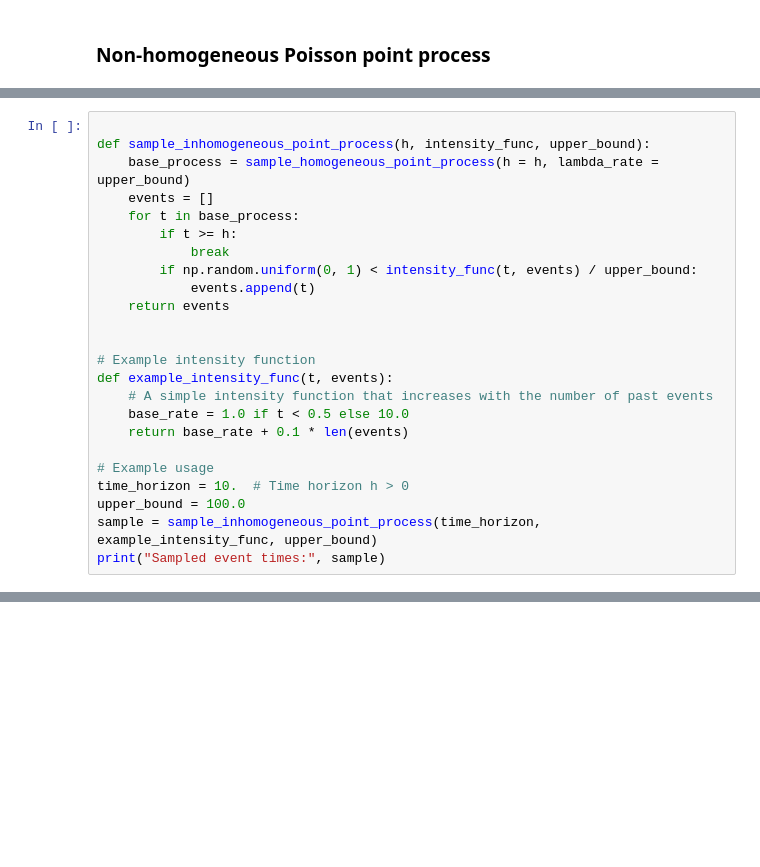
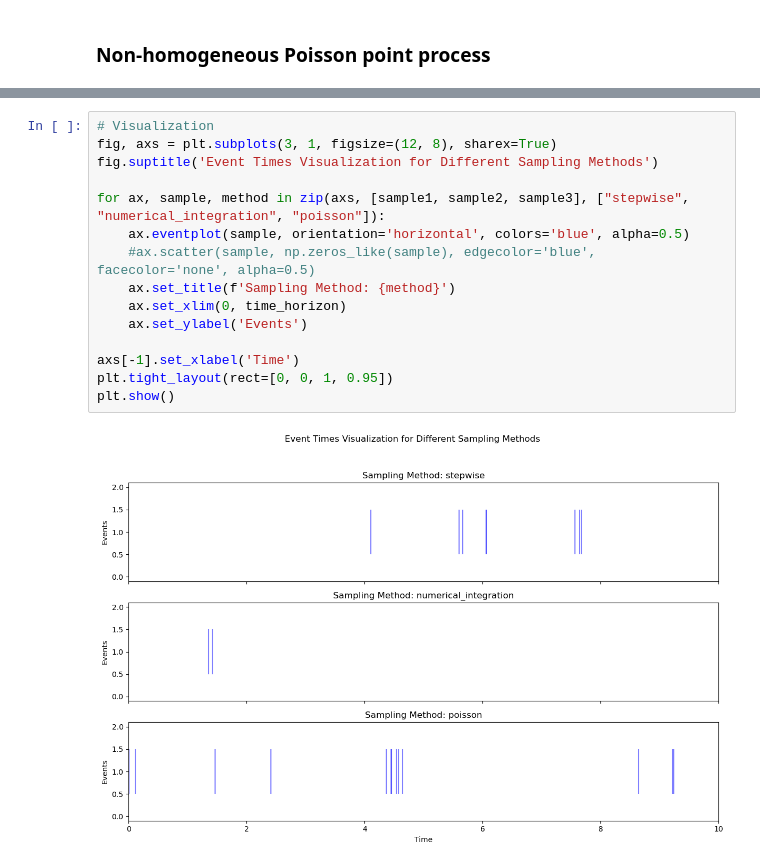
Before and after one commit to gerritgr/SpatioTemporal, a Jupyter notebook: Spatio_temporal_events_lecture.ipynb, the cells around one changed output, grey strips where cells are left out. Saved outputs shown, nothing was run; the diff lists cells and outputs as text; blank space fills up the shorter version.

Commit message:
simulation methods

```diff
--- a/Spatio_temporal_events_lecture.ipynb
+++ b/Spatio_temporal_events_lecture.ipynb
@@ -288,24 +59,0 @@ Sampled event times: [0.4240000000000003, 0.8110000000000006, 0.9250000000000007
-# %%
-
-def sample_inhomogeneous_point_process(h, intensity_func, upper_bound):
-    base_process = sample_homogeneous_point_process(h = h, lambda_rate = upper_bound)
-    events = []
-    for t in base_process:
-        if t >= h:
-            break
-        if np.random.uniform(0, 1) < intensity_func(t, events) / upper_bound:
-            events.append(t)
-    return events
-
-
-# Example intensity function
-def example_intensity_func(t, events):
-    # A simple intensity function that increases with the number of past events
-    base_rate = 1.0 if t < 0.5 else 10.0
-    return base_rate + 0.1 * len(events)
-
-# Example usage
-time_horizon = 10.  # Time horizon h > 0
-upper_bound = 100.0
-sample = sample_inhomogeneous_point_process(time_horizon, example_intensity_func, upper_bound)
-print("Sampled event times:", sample)
@@ -313,0 +140,17 @@ Sampled event times: [0.46635384868672547, 0.7973886708451243, 0.993905644328018
+# %%
+# Visualization
+fig, axs = plt.subplots(3, 1, figsize=(12, 8), sharex=True)
+fig.suptitle('Event Times Visualization for Different Sampling Methods')
+
+for ax, sample, method in zip(axs, [sample1, sample2, sample3], ["stepwise", "numerical_integration", "poisson"]):
+    ax.eventplot(sample, orientation='horizontal', colors='blue', alpha=0.5)
+    #ax.scatter(sample, np.zeros_like(sample), edgecolor='blue', facecolor='none', alpha=0.5)
+    ax.set_title(f'Sampling Method: {method}')
+    ax.set_xlim(0, time_horizon)
+    ax.set_ylabel('Events')
+
+axs[-1].set_xlabel('Time')
+plt.tight_layout(rect=[0, 0, 1, 0.95])
+plt.show()
+# %% [output]
+[figure, added]
```
Also changed, not shown: parts of 13 cells of this notebook.
